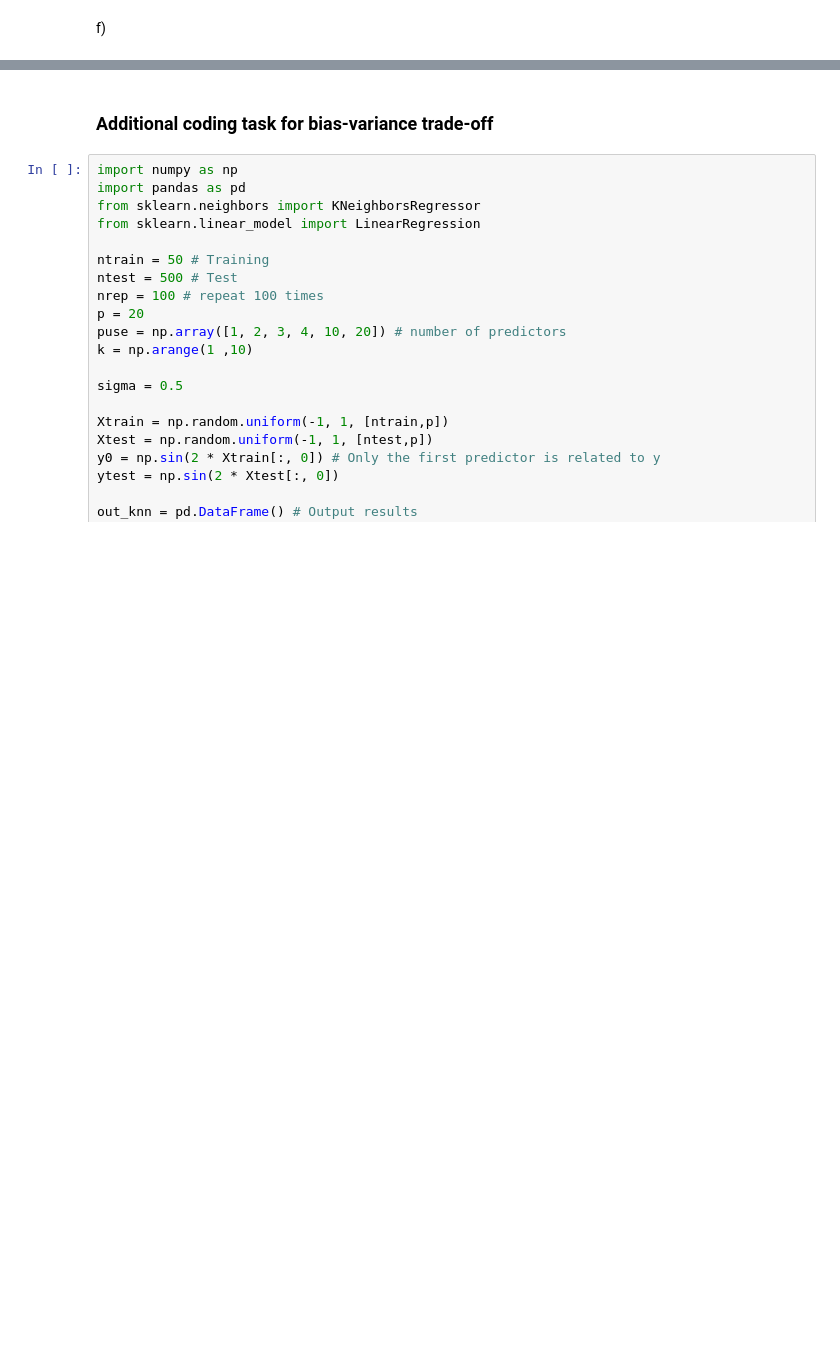
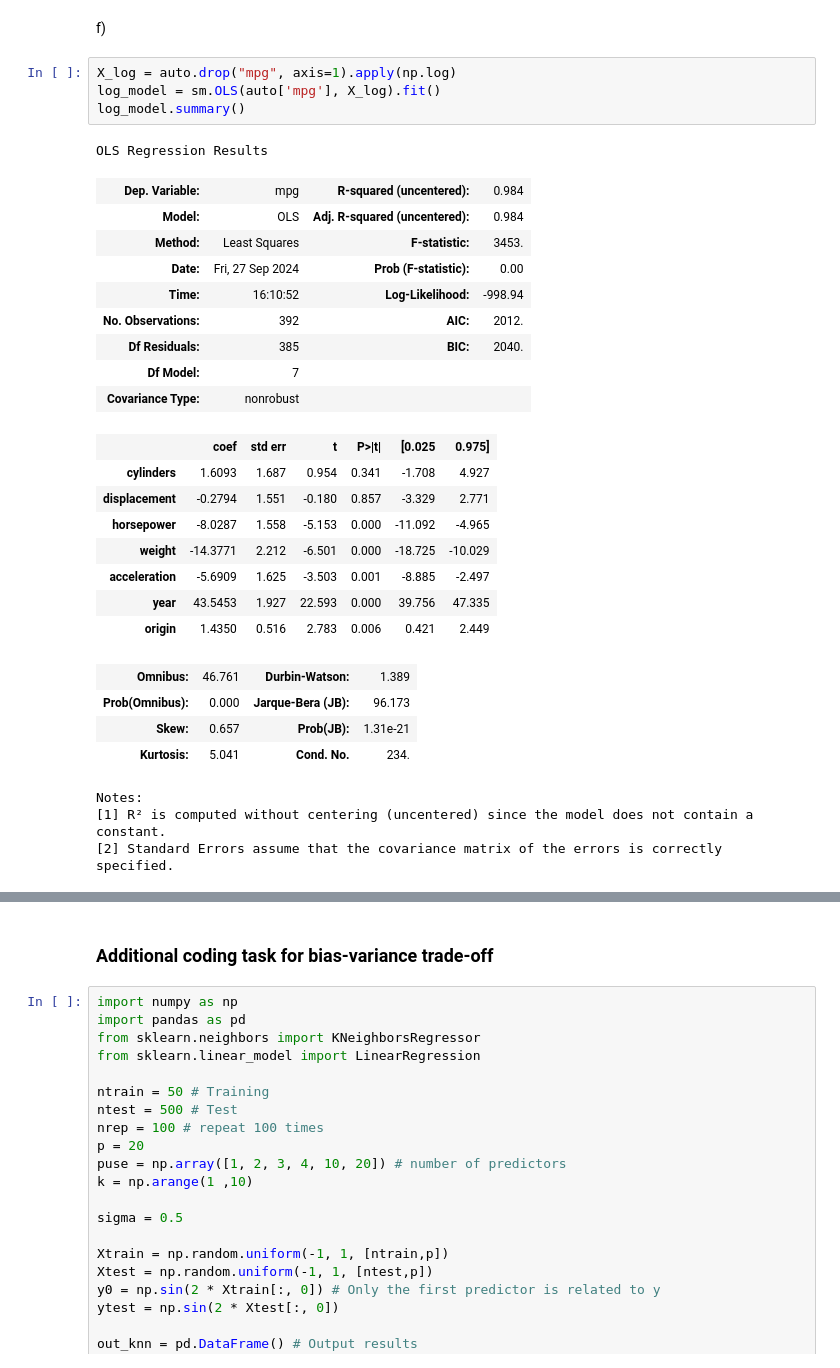
Before and after one commit to PiusCarbon/StatML, a Jupyter notebook: assignment1.ipynb, the cells around one changed output, grey strips where cells are left out. Saved outputs shown, nothing was run; the diff lists cells and outputs as text; blank space fills up the shorter version.

```diff
--- a/assignment1.ipynb
+++ b/assignment1.ipynb
@@ -485,2 +537,32 @@ e)
 # %% [markdown]
 f)
+# %%
+X_log = auto.drop("mpg", axis=1).apply(np.log)
+log_model = sm.OLS(auto['mpg'], X_log).fit()
+log_model.summary()
+# %% [output]
+OLS Regression Results
+| Dep. Variable: | mpg | R-squared (uncentered): | 0.984 |
+| Model: | OLS | Adj. R-squared (uncentered): | 0.984 |
+| Method: | Least Squares | F-statistic: | 3453. |
+| Date: | Fri, 27 Sep 2024 | Prob (F-statistic): | 0.00 |
+| Time: | 16:10:52 | Log-Likelihood: | -998.94 |
+| No. Observations: | 392 | AIC: | 2012. |
+| Df Residuals: | 385 | BIC: | 2040. |
+| Df Model: | 7 |  |  |
+| Covariance Type: | nonrobust |  |  |
+|  | coef | std err | t | P>|t| | [0.025 | 0.975] |
+| cylinders | 1.6093 | 1.687 | 0.954 | 0.341 | -1.708 | 4.927 |
+| displacement | -0.2794 | 1.551 | -0.180 | 0.857 | -3.329 | 2.771 |
+| horsepower | -8.0287 | 1.558 | -5.153 | 0.000 | -11.092 | -4.965 |
+| weight | -14.3771 | 2.212 | -6.501 | 0.000 | -18.725 | -10.029 |
+| acceleration | -5.6909 | 1.625 | -3.503 | 0.001 | -8.885 | -2.497 |
+| year | 43.5453 | 1.927 | 22.593 | 0.000 | 39.756 | 47.335 |
+| origin | 1.4350 | 0.516 | 2.783 | 0.006 | 0.421 | 2.449 |
+| Omnibus: | 46.761 | Durbin-Watson: | 1.389 |
+| Prob(Omnibus): | 0.000 | Jarque-Bera (JB): | 96.173 |
+| Skew: | 0.657 | Prob(JB): | 1.31e-21 |
+| Kurtosis: | 5.041 | Cond. No. | 234. |
+Notes:
+[1] R² is computed without centering (uncentered) since the model does not contain a constant.
+[2] Standard Errors assume that the covariance matrix of the errors is correctly specified.
```
Also changed, not shown: parts of 13 cells of this notebook.
